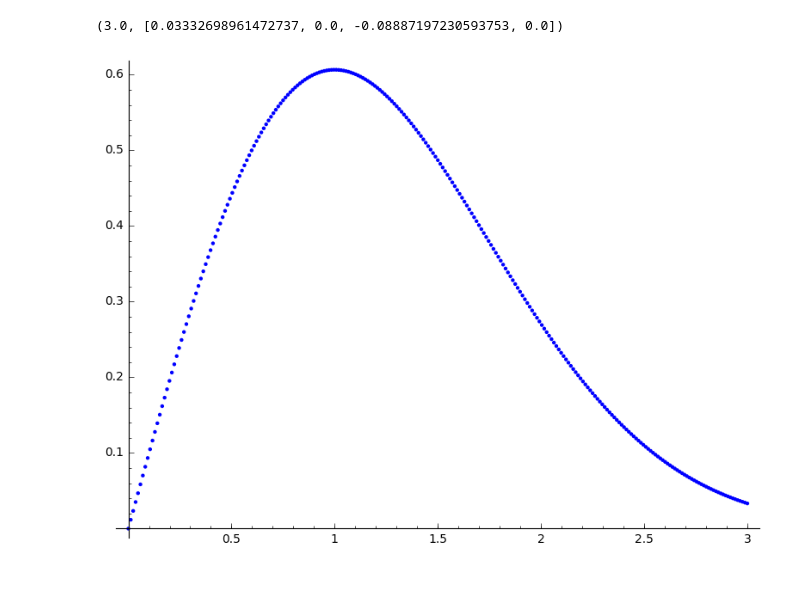
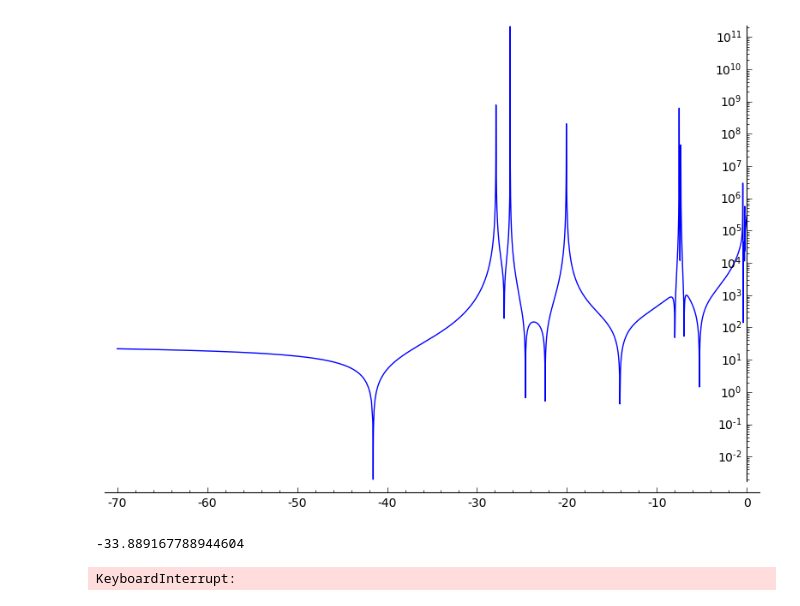
Before and after one commit to twist-numerical/matslise, a Jupyter notebook: notebooks/test_pyscs.ipynb, the cells around one changed output. Cells and saved outputs as stored; diff of their text form; code cells hidden in the pictures.

```diff
--- a/notebooks/test_pyscs.ipynb
+++ b/notebooks/test_pyscs.ipynb
@@ -1,12 +1,2 @@
 # %%
 import pyslise as ps
-# %%
-n = 2
-E= 3
-
-def f(x):
-    # return matrix(RDF, [[x**(3 if i == j else 1)+ i+j for i in [1..n]] for j in [1..n]])
-    return matrix(RDF, x*x*identity_matrix(RDF, n, n))
-
-
-scs = ps.Pyscs(f, n, 0, 5, 32)
@@ -24,9 +3,26 @@ T.algorithm = 'rk8pd'
-# %%
-T.ode_solve(t_span=[0., 3.], num_points=2^8)
-T.solution[-1]
-# %% [output]
-(3.0, [0.03332698961472737, 0.0, -0.08887197230593753, 0.0])
-# %%
-T.plot_solution()
-# %% [output]
-[figure, removed]
+# %%
+n = 2
+
+def Vpt(x, n, a):
+    return -n/cosh(a*x)^2
+
+def f(x):
+    v0 = Vpt(x, 45., 1.)
+    v1 = Vpt(x, 39./2, 1./2)
+    return matrix(RDF, [[v0+v1, v0-v1], [v0-v1,v0+v1]])
+
+
+scs = ps.Pyscs(f, n, 0, 30, 256)
+# %%
+def error(E):
+    (yl, dyl),_ = scs.propagate(E, (matrix.zero(2), matrix.identity(2)), 0,.6)
+    (yr, dyr),_ = scs.propagate(E, (matrix.zero(2), matrix.identity(2)), 30,.6)
+    return matrix(RDF, dyl*yl^-1 - dyr*yr^-1).det()
+# %%
+plot_semilogy(lambda E: abs(error(E)), (-70,0))
+# %% [output]
+[figure, added]
+# %%
+find_root(error, -40,-33.8)
+# %% [output]
+-33.889167788944604
@@ -32,0 +35,4 @@ T.plot_solution()
+# %%
+plot(prop, (0,30))
+# %% [output]
+KeyboardInterrupt:
```
Also changed, not shown: parts of 6 cells of this notebook, 17 other files.
